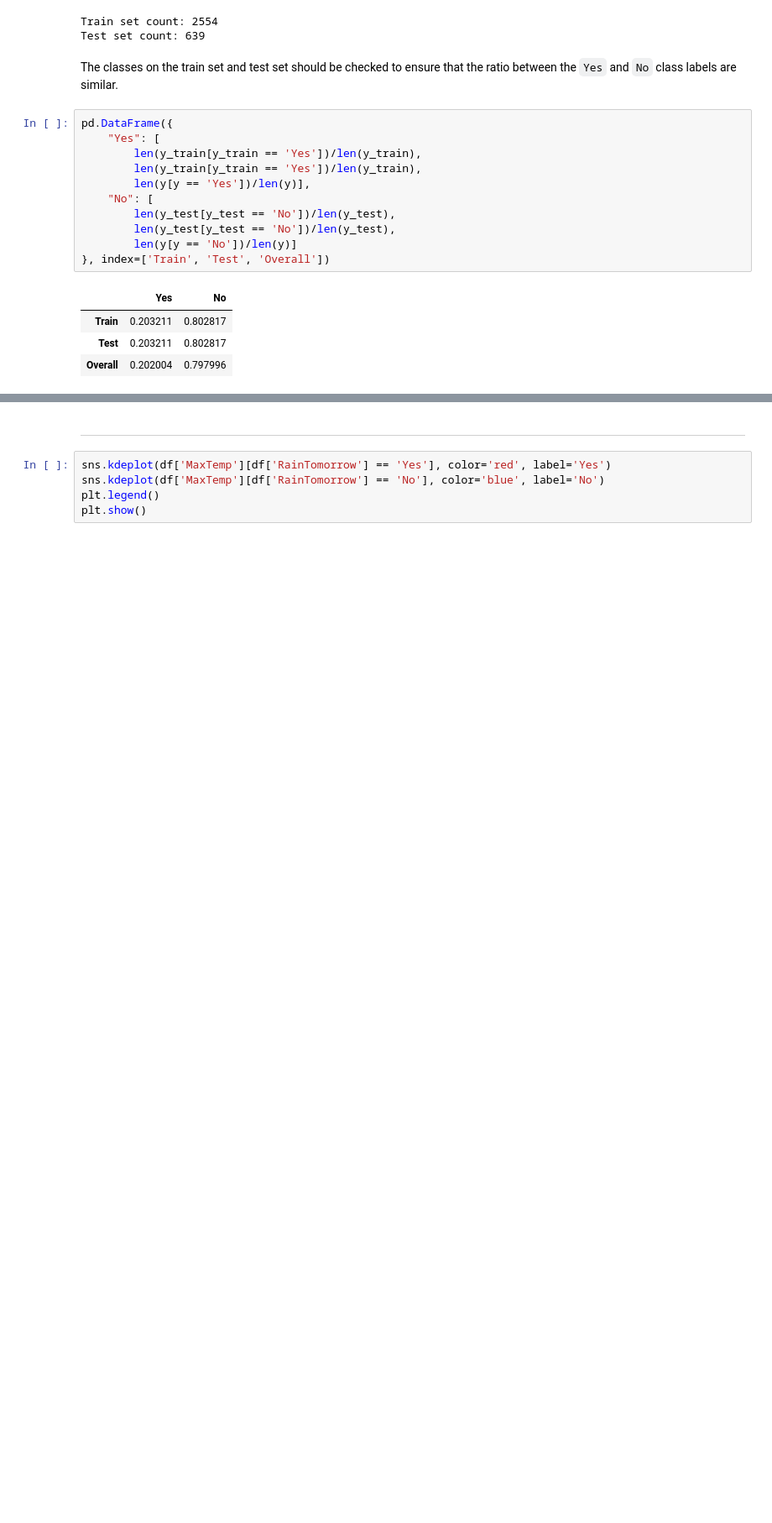
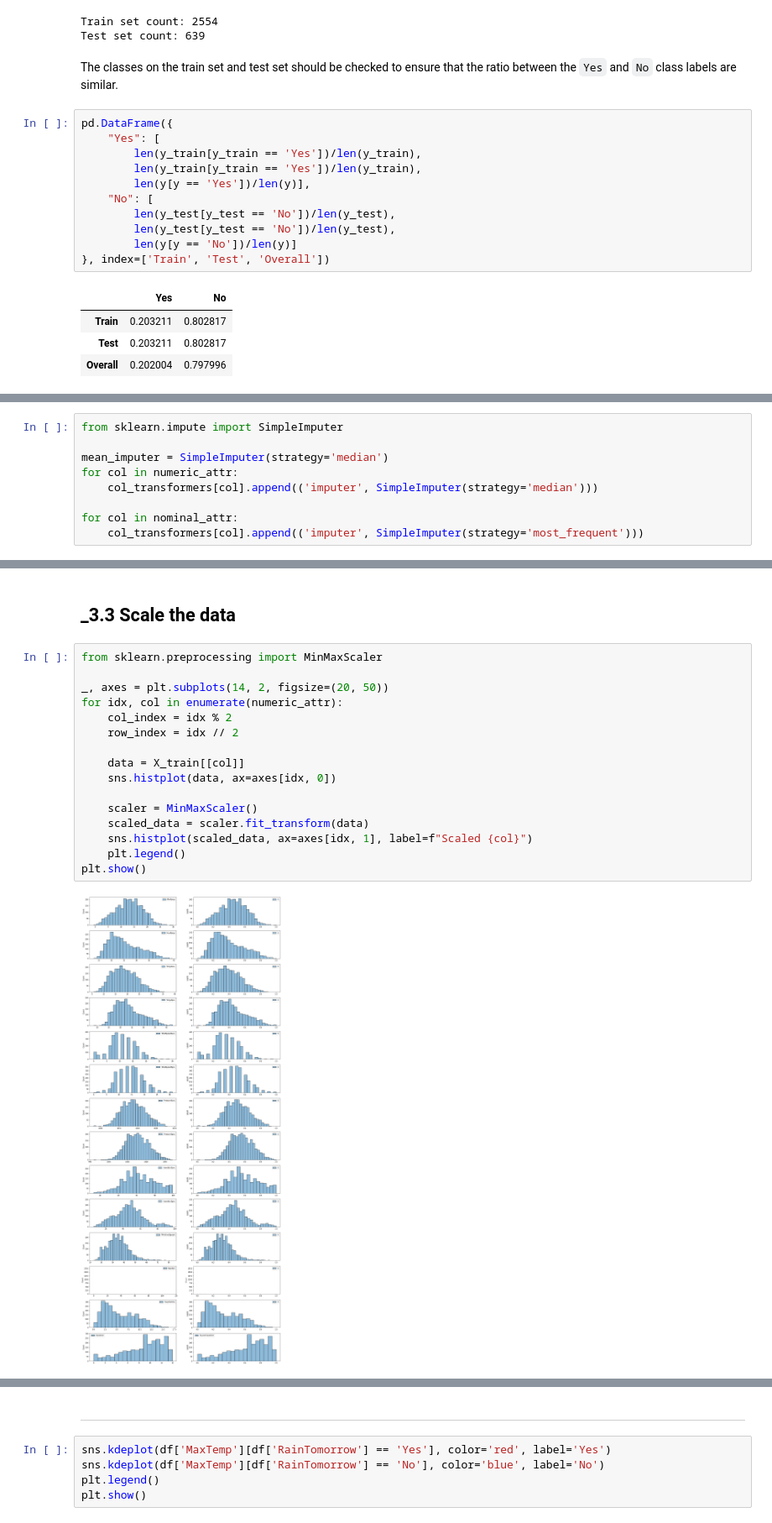
Before and after one commit to poolGolez/project-roosevelt, a Jupyter notebook: will-it-rain-in-perth.ipynb, the cells around one changed output, grey strips where cells are left out. Shown at 84% size. Saved outputs shown, nothing was run; the diff lists cells and outputs as text; blank space fills up the shorter version.

Commit message:
Scale numeric attributes

```diff
--- a/will-it-rain-in-perth.ipynb
+++ b/will-it-rain-in-perth.ipynb
@@ -1521,0 +1570,9 @@ pd.DataFrame({
+# %%
+from sklearn.impute import SimpleImputer
+
+mean_imputer = SimpleImputer(strategy='median')
+for col in numeric_attr:
+    col_transformers[col].append(('imputer', SimpleImputer(strategy='median')))
+
+for col in nominal_attr:
+    col_transformers[col].append(('imputer', SimpleImputer(strategy='most_frequent')))
@@ -1521,0 +1602,20 @@ pd.DataFrame({
+# %% [markdown]
+## _3.3 Scale the data
+# %%
+from sklearn.preprocessing import MinMaxScaler
+
+_, axes = plt.subplots(14, 2, figsize=(20, 50))
+for idx, col in enumerate(numeric_attr):
+    col_index = idx % 2
+    row_index = idx // 2
+
+    data = X_train[[col]]
+    sns.histplot(data, ax=axes[idx, 0])
+
+    scaler = MinMaxScaler()
+    scaled_data = scaler.fit_transform(data)
+    sns.histplot(scaled_data, ax=axes[idx, 1], label=f"Scaled {col}")
+    plt.legend()
+plt.show()
+# %% [output]
+[figure, added]
```
Also changed, not shown: parts of 13 cells of this notebook.
